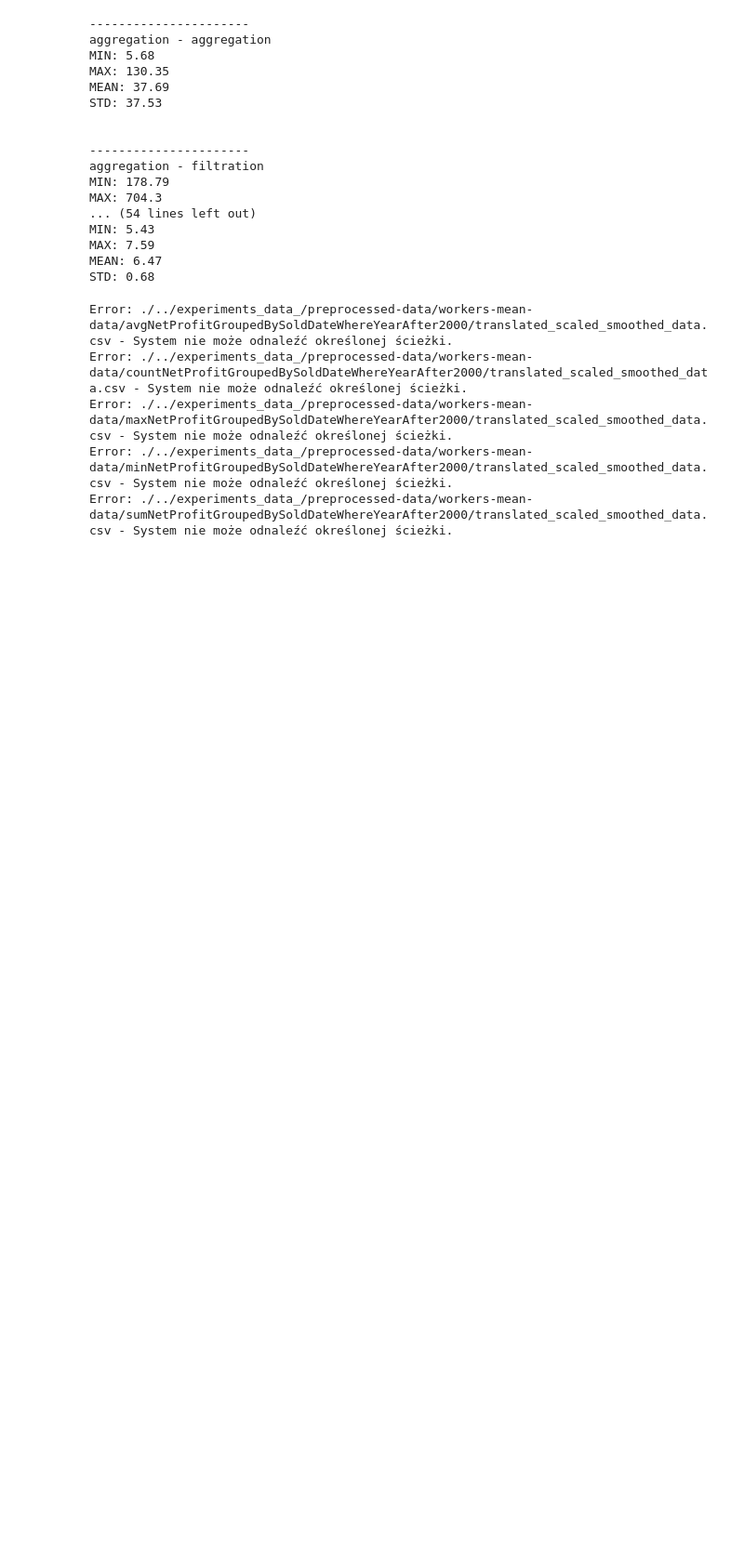
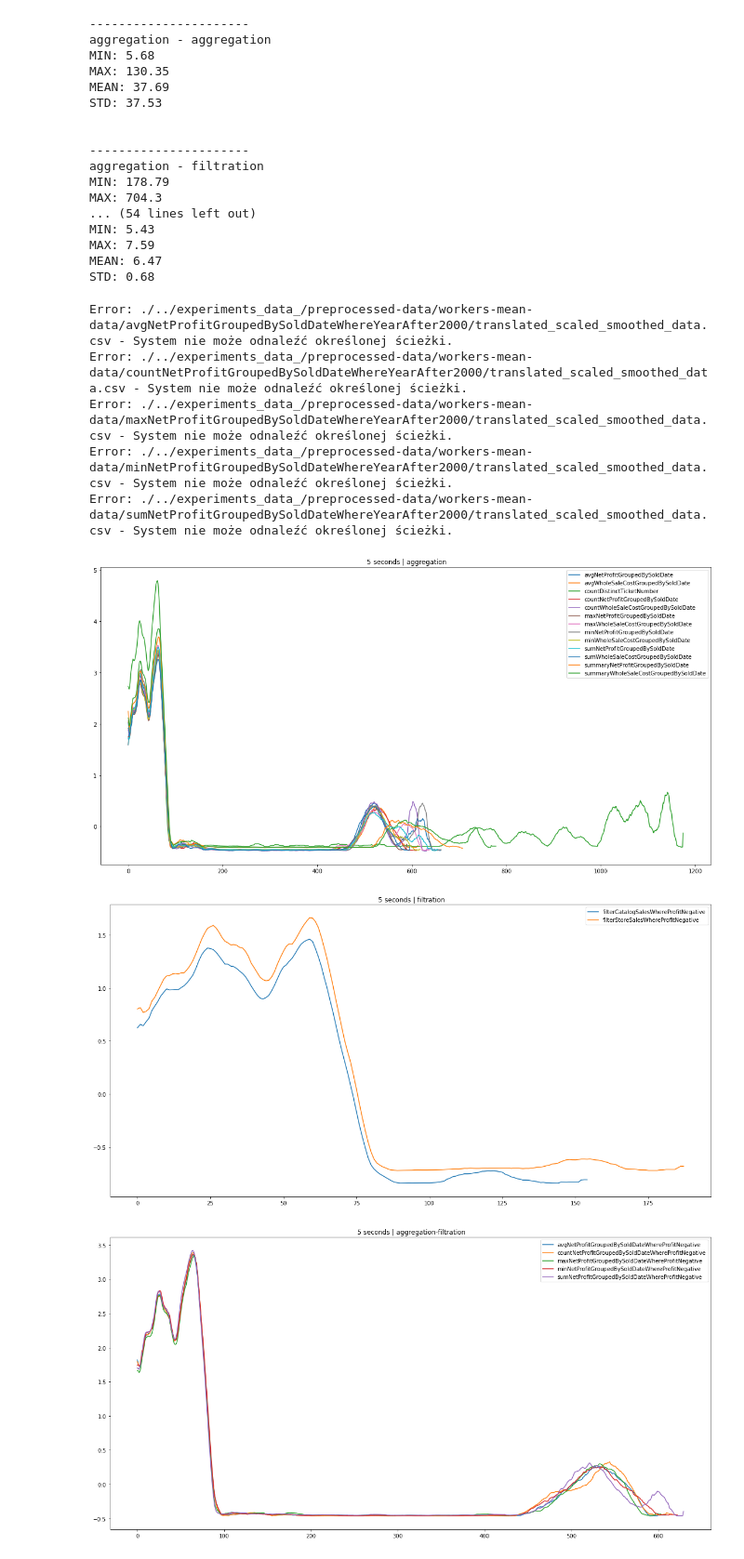
Before and after one commit to pientaa/opening-black-box, a Jupyter notebook: notebooks/time-series-processing.ipynb, the cells around one changed output. Shown: that part at 93% size. Cells and saved outputs as stored; diff of their text form; code cells hidden in the pictures; blank space fills up the shorter version.

Commit message:
Generating plots of smoothed data

```diff
--- a/notebooks/time-series-processing.ipynb
+++ b/notebooks/time-series-processing.ipynb
@@ -225,0 +306,26 @@ Error: ./../experiments_data_/preprocessed-data/workers-mean-data/sumNetProfitGr
+# %%
+def plot_udf_type(udf_type, udf_type_name):
+    fig = plt.figure(figsize=(20,10))
+    fig.patch.set_facecolor('white')
+    for name in udf_type["function_name"]:
+
+        file_path = f"./../experiments_data/preprocessed-data/workers-mean-data/{name}"
+        read_data = pd.read_csv(f"{file_path}/translated_scaled_smoothed_data.csv")
+
+
+        plt.plot(read_data["five_sec"], '-', label=name)
+    plt.title(f" 5 seconds | {udf_type_name}")
+    plt.legend()
+    # plt.savefig(f"{figures_path}/dtw_transformed.png")
+    # plt.close(fig)
+    plt.show()
+# %%
+# agg_labeled agg_fil_labeled fil_labeled agg_fil_join_labeled
+plot_udf_type(agg_labeled, "aggregation")
+plot_udf_type(fil_labeled, "filtration")
+plot_udf_type(agg_fil_labeled, "aggregation-filtration")
+plot_udf_type(agg_fil_join_labeled, "aggregation-filtration-join")
+# %% [output]
+[figure, added]
+[figure, added]
+[figure, added]
```
Also changed, not shown: parts of 5 cells of this notebook.
